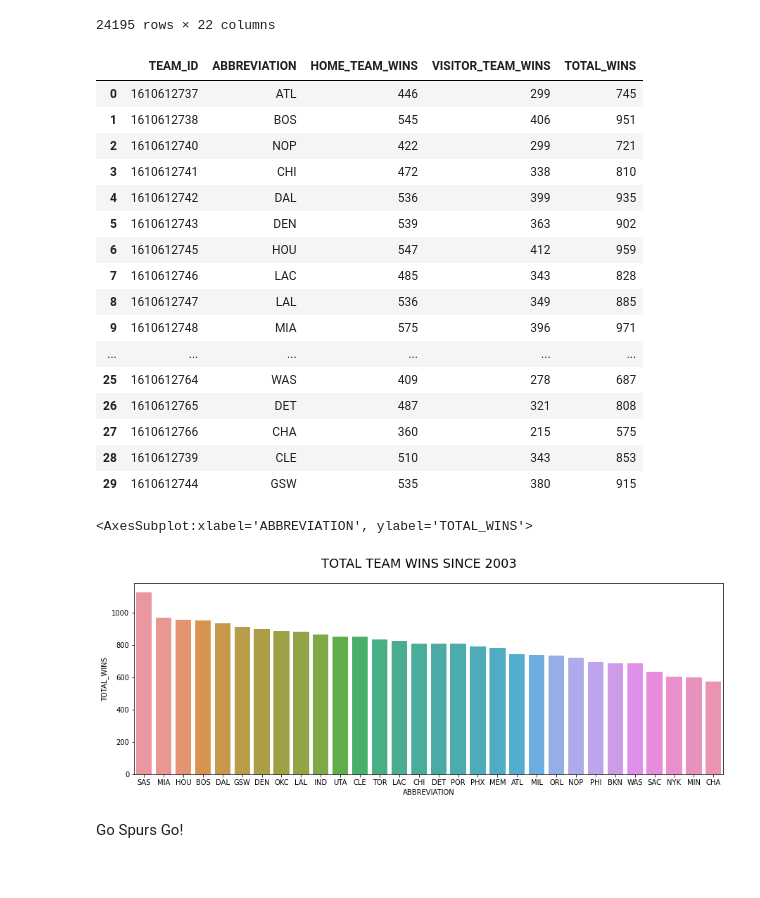
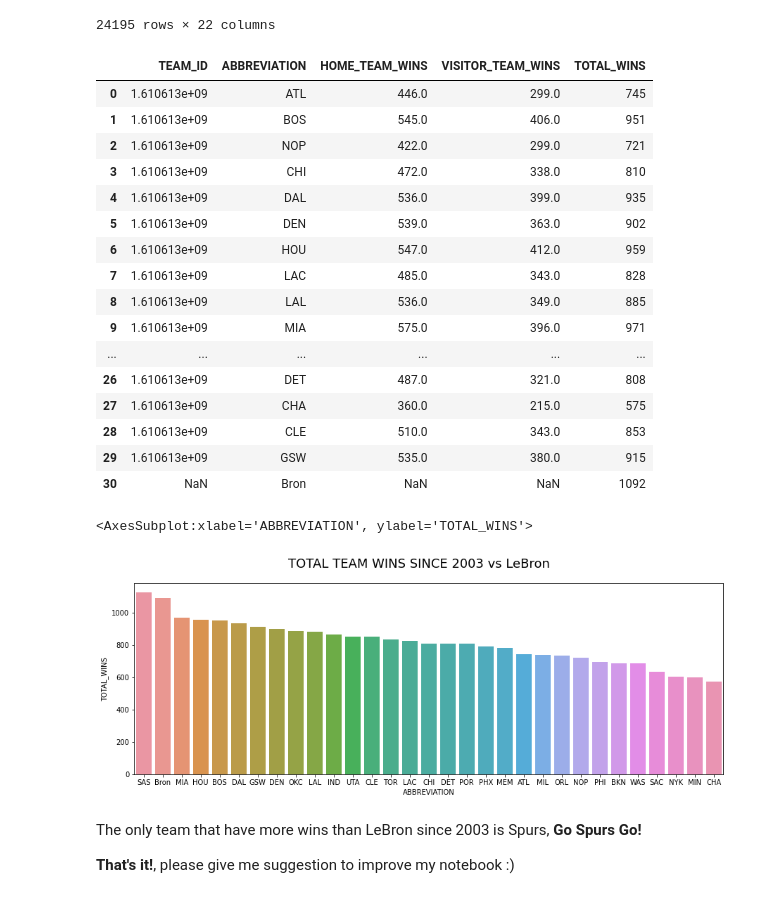
Before and after one commit to CodeSigma/Learn-Data-Science, a Jupyter notebook: lebron-s-absurd-stats.ipynb, the cells around one changed output. Cells and saved outputs as stored; diff of their text form; code cells hidden in the pictures.

Commit message:
Updated documentation and label

```diff
--- a/lebron-s-absurd-stats.ipynb
+++ b/lebron-s-absurd-stats.ipynb
@@ -315,11 +248,11 @@ bron_details["home"] = bron_details["TEAM_ID"] == bron_details["TEAM_ID_home"]
 bron_details[(bron_details["home"] & (bron_details["PTS_home"] > bron_details["PTS_away"]))]
 bron_details["WIN"] = (bron_details["home"] & (bron_details["PTS_home"] > bron_details["PTS_away"])) | ((bron_details["home"] == False) & (bron_details["PTS_home"] < bron_details["PTS_away"]))
 # %%
+plt.rcParams.update({'text.color' : "black"})
+fig, ax = plt.subplots(figsize=(10,10))
+fig.suptitle("LeBron Team", fontsize=20, color = "black")
 
-fig, ax = plt.subplots(figsize=(10,10))
-fig.suptitle("LeBron Team", fontsize=20, color = "white")
-
-ax.pie(x = bron_details.groupby(["TEAM_ABBREVIATION"]).count().home, labels = ["CLE", "LAL", "MIA"], autopct="%.1f%%", pctdistance=0.5)
+ax.pie(x = bron_details.groupby(["TEAM_ABBREVIATION"]).count().home, labels = ["CLE", "LAL", "MIA"], autopct="%.1f%%", pctdistance=0.5, wedgeprops=dict(edgecolor='w'))
 # %% [output]
 ([<matplotlib.patches.Wedge at 0x...>,
   <matplotlib.patches.Wedge at 0x...>,
@@ -334,7 +267,7 @@ ax.pie(x = bron_details.groupby(["TEAM_ABBREVIATION"]).count().home, labels = ["
 # %%
 plt.figure(figsize=(10,10))
-plt.rcParams.update({'text.color' : "white"})
-plt.pie(x=bron_details.groupby("WIN").count().home, labels = ["LOSE", "WIN"], autopct="%.1f%%", pctdistance=0.5)
-plt.title("LeBron Win Percentage", fontsize=20, color = "white")
+
+plt.pie(x=bron_details.groupby("WIN").count().home, labels = ["LOSE", "WIN"], autopct="%.1f%%", pctdistance=0.5, wedgeprops=dict(edgecolor='w'))
+plt.title("LeBron Win Percentage", fontsize=20, color = "black")
 # %% [output]
 Text(0.5, 1.0, 'LeBron Win Percentage')
@@ -342,5 +275,5 @@ Text(0.5, 1.0, 'LeBron Win Percentage')
 # %%
-plt.rcParams.update({'text.color' : "white"})
+# plt.rcParams.update({'text.color' : "white"})
 
 fig, ax = plt.subplots(figsize=(10,10))
 
@@ -381,31 +314,35 @@ temp = pd.merge(temp, games.groupby("VISITOR_TEAM_ID").sum()["VISITOR_TEAM_WINS"
 temp["TOTAL_WINS"] = temp["HOME_TEAM_WINS"] + temp["VISITOR_TEAM_WINS"]
 
 team_wins = temp
+team_wins = team_wins.append({"ABBREVIATION": "Bron", "TOTAL_WINS":bron_details.groupby("WIN").count().loc[True].max()}, ignore_index=True)
 team_wins
 # %% [output]
 |  | TEAM_ID | ABBREVIATION | HOME_TEAM_WINS | VISITOR_TEAM_WINS | TOTAL_WINS |
-| 0 | 1610612737 | ATL | 446 | 299 | 745 |
-| 1 | 1610612738 | BOS | 545 | 406 | 951 |
-| 2 | 1610612740 | NOP | 422 | 299 | 721 |
-| 3 | 1610612741 | CHI | 472 | 338 | 810 |
-| 4 | 1610612742 | DAL | 536 | 399 | 935 |
-| 5 | 1610612743 | DEN | 539 | 363 | 902 |
-| 6 | 1610612745 | HOU | 547 | 412 | 959 |
-| 7 | 1610612746 | LAC | 485 | 343 | 828 |
-| 8 | 1610612747 | LAL | 536 | 349 | 885 |
-| 9 | 1610612748 | MIA | 575 | 396 | 971 |
+| 0 | 1.610613e+09 | ATL | 446.0 | 299.0 | 745 |
+| 1 | 1.610613e+09 | BOS | 545.0 | 406.0 | 951 |
+| 2 | 1.610613e+09 | NOP | 422.0 | 299.0 | 721 |
+| 3 | 1.610613e+09 | CHI | 472.0 | 338.0 | 810 |
+| 4 | 1.610613e+09 | DAL | 536.0 | 399.0 | 935 |
+| 5 | 1.610613e+09 | DEN | 539.0 | 363.0 | 902 |
+| 6 | 1.610613e+09 | HOU | 547.0 | 412.0 | 959 |
+| 7 | 1.610613e+09 | LAC | 485.0 | 343.0 | 828 |
+| 8 | 1.610613e+09 | LAL | 536.0 | 349.0 | 885 |
+| 9 | 1.610613e+09 | MIA | 575.0 | 396.0 | 971 |
 | ... | ... | ... | ... | ... | ... |
-| 25 | 1610612764 | WAS | 409 | 278 | 687 |
-| 26 | 1610612765 | DET | 487 | 321 | 808 |
-| 27 | 1610612766 | CHA | 360 | 215 | 575 |
-| 28 | 1610612739 | CLE | 510 | 343 | 853 |
-| 29 | 1610612744 | GSW | 535 | 380 | 915 |
+| 26 | 1.610613e+09 | DET | 487.0 | 321.0 | 808 |
+| 27 | 1.610613e+09 | CHA | 360.0 | 215.0 | 575 |
+| 28 | 1.610613e+09 | CLE | 510.0 | 343.0 | 853 |
+| 29 | 1.610613e+09 | GSW | 535.0 | 380.0 | 915 |
+| 30 | NaN | Bron | NaN | NaN | 1092 |
 # %%
 fig, ax = plt.subplots(figsize=(15,5))
-fig.suptitle("TOTAL TEAM WINS SINCE 2003", color="black", fontsize=18)
+fig.suptitle("TOTAL TEAM WINS SINCE 2003 vs LeBron", color="black", fontsize=18)
 sns.barplot(ax=ax, x="ABBREVIATION", y="TOTAL_WINS", data=team_wins.sort_values("TOTAL_WINS", ascending = False))
 # %% [output]
 <AxesSubplot:xlabel='ABBREVIATION', ylabel='TOTAL_WINS'>
-[figure, old version]
+[figure, new version]
-# %% [markdown]
-Go Spurs Go!
+# %% [markdown]
+The only team that have more wins than LeBron since 2003 is Spurs, **Go Spurs Go!**
+
+
+**That's it!**, please give me suggestion to improve my notebook :)
```
Also changed, not shown: parts of 23 cells of this notebook.
